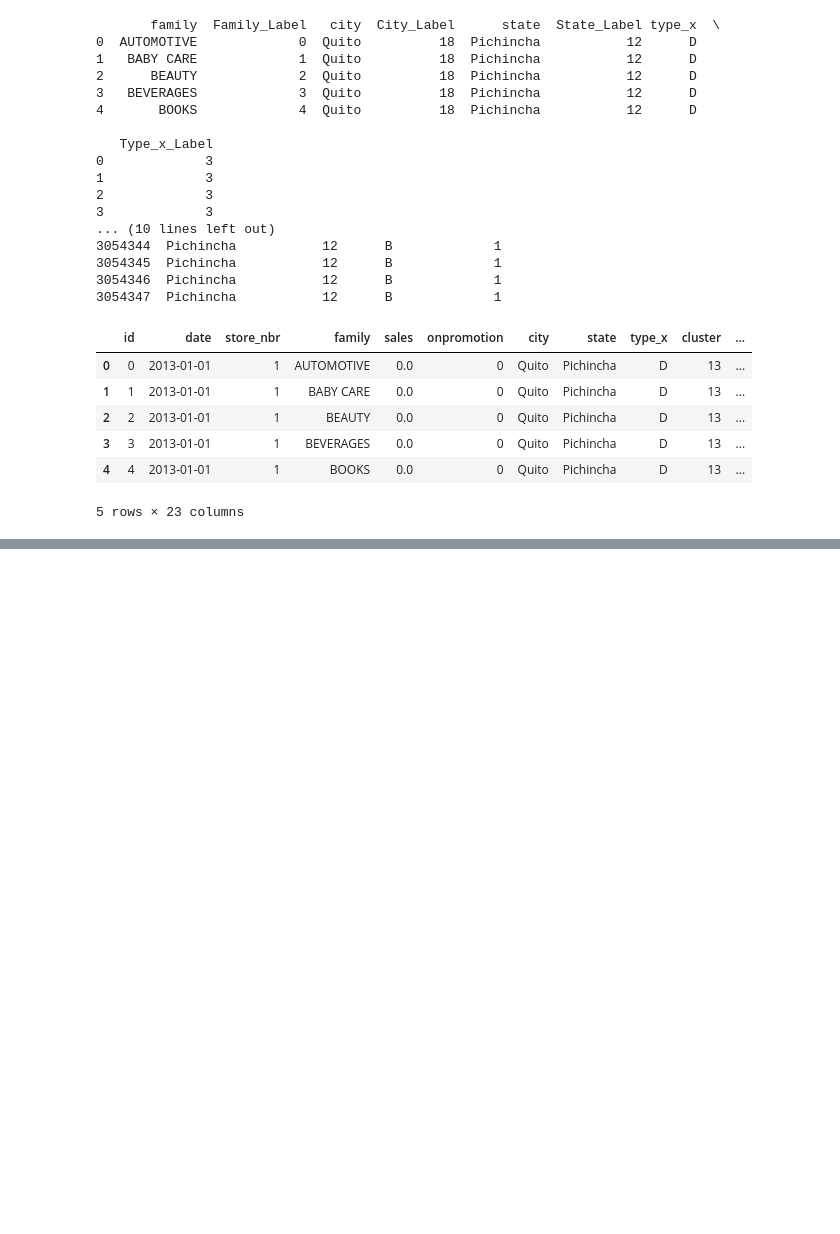
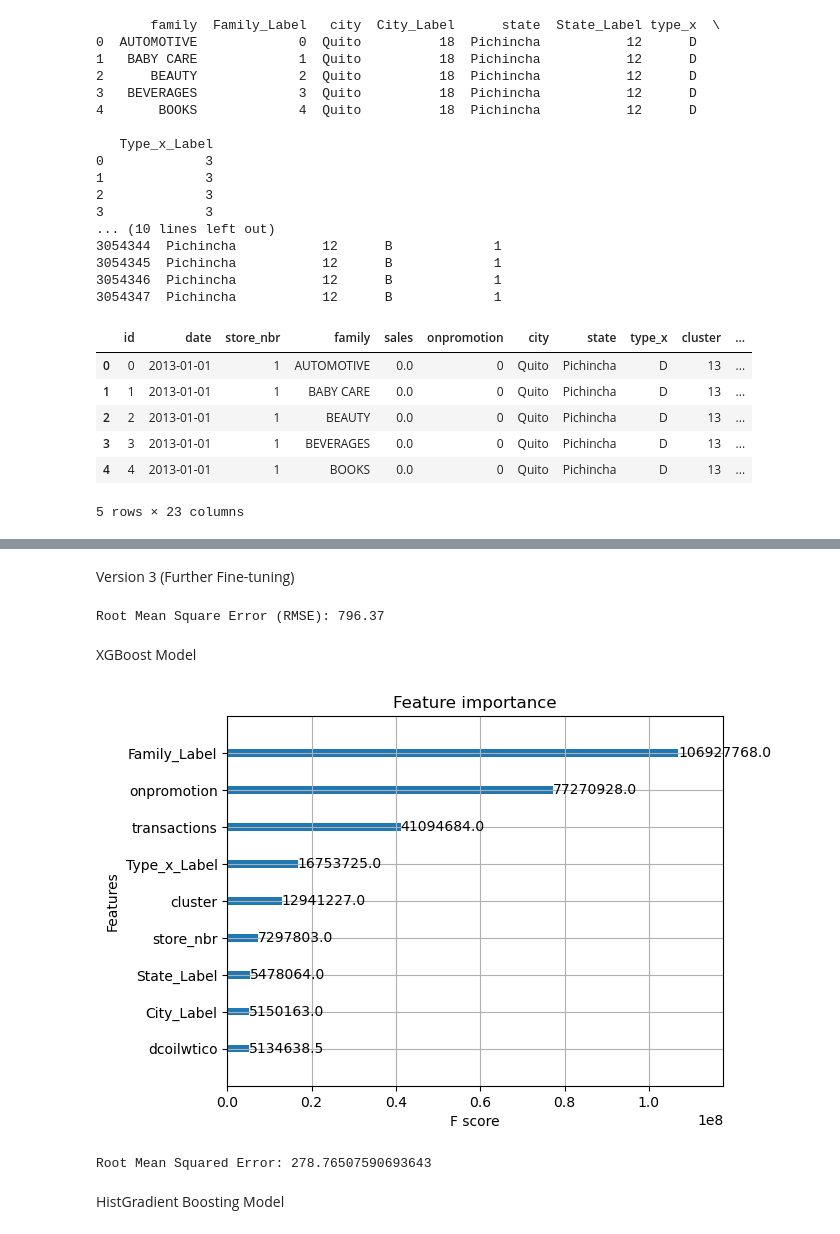
Before and after one commit to khush-i97/Store-sales-time-series-forecasting, a Jupyter notebook: Store_Sales_Analysis.ipynb, the cells around one changed output, grey strips where cells are left out. Drawn from its saved outputs; the diff is of its cells as text; code cells hidden in the pictures; blank space fills up the shorter version.

```diff
--- a/Store_Sales_Analysis.ipynb
+++ b/Store_Sales_Analysis.ipynb
@@ -272,0 +384,65 @@ X_test_main = test[features]
+# %% [markdown]
+Version 3 (Further Fine-tuning)
+# %%
+from sklearn.ensemble import RandomForestRegressor
+
+# Create and train the model
+regressor = RandomForestRegressor(n_estimators=100, max_depth=5, min_samples_split=15, min_samples_leaf=10, max_leaf_nodes=15, random_state=42)
+X_train_subset, X_test, y_train_subset, y_test = train_test_split(X_train, y_train, test_size=0.2, shuffle=False)
+
+X_train_subset = X_train_subset.dropna()
+y_train_subset = y_train_subset[X_train_subset.index]
+
+regressor.fit(X_train_subset, y_train_subset)
+
+# Predict
+y_pred = regressor.predict(X_test)
+
+# Calculate RMSE
+y_train_pred = regressor.predict(X_train_subset)
+rmse = np.sqrt(mean_squared_error(y_test, y_pred))
+print(f"Root Mean Square Error (RMSE): {rmse:.2f}")
+# %% [output]
+Root Mean Square Error (RMSE): 796.37
+# %% [markdown]
+XGBoost Model
+# %%
+import xgboost as xgb
+
+# Define XGBoost parameters
+params = {
+    'objective': 'reg:squarederror',
+    'max_depth': 6,
+    'learning_rate': 1,
+    'n_estimators': 1000,
+    'subsample': 1,
+    'colsample_bytree': 1,
+    'reg_alpha': 0.1,
+    'reg_lambda': 1,
+    'random_state': 42
+}
+
+X_train_subset, X_test, y_train_subset, y_test = train_test_split(X_train, y_train, test_size=0.2, random_state=42)
+
+# Create and train the XGBoost model
+xgb_model = xgb.XGBRegressor(**params)
+xgb_model.fit(X_train_subset, y_train_subset)
+
+# Display feature importance
+xgb.plot_importance(xgb_model, max_num_features=15, importance_type='gain')
+plt.show()
+
+# Make predictions
+y_pred = xgb_model.predict(X_test)
+
+# Calculate RMSE
+rmse = np.sqrt(mean_squared_error(y_test, y_pred))
+print(f"Root Mean Squared Error: {rmse}")
+
+# Make predictions on the test set
+test['sales'] = xgb_model.predict(X_test_main)
+# %% [output]
+[figure, added]
+Root Mean Squared Error: 278.76507590693643
+# %% [markdown]
+HistGradient Boosting Model
```
Also changed, not shown: parts of 14 cells of this notebook.
